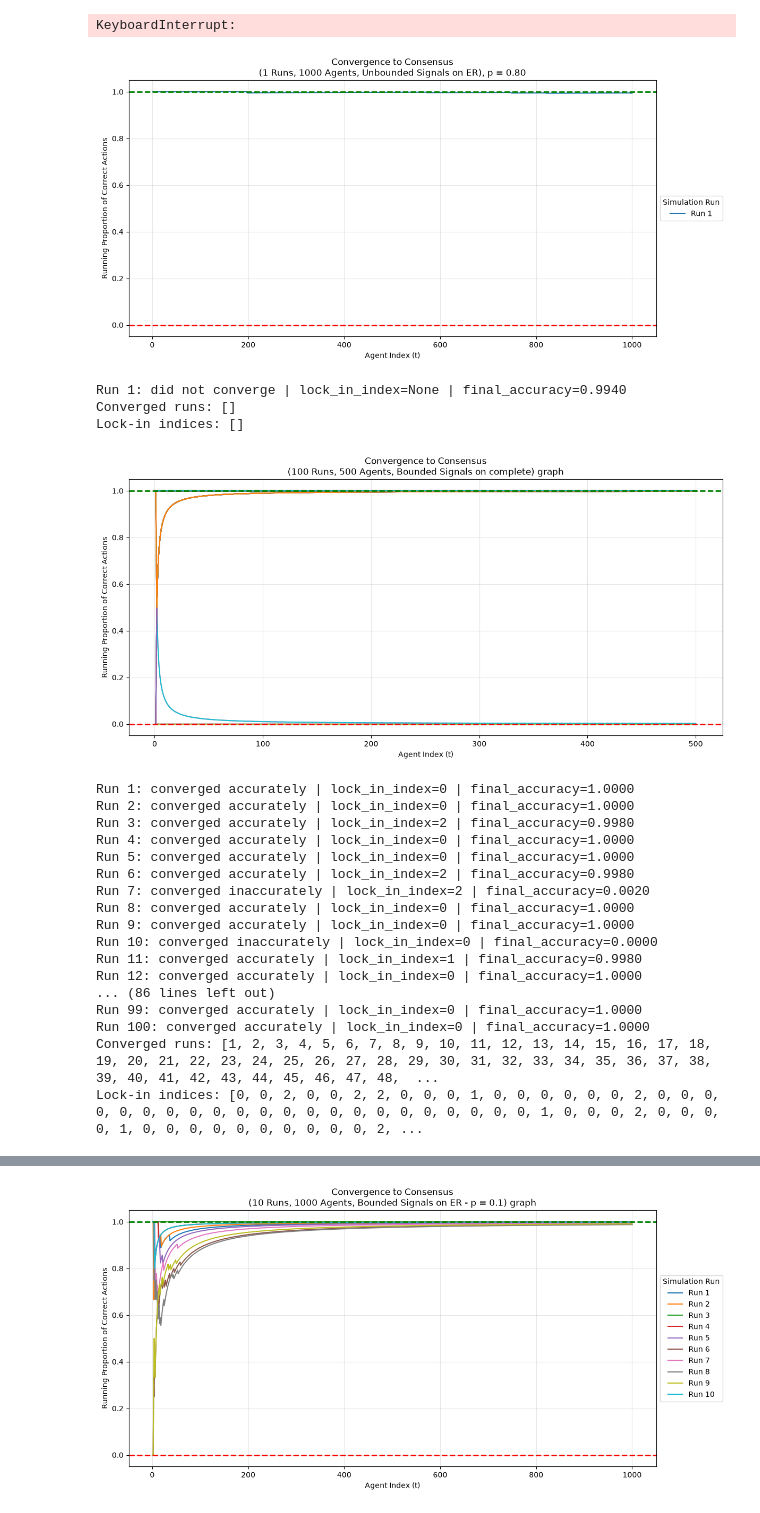
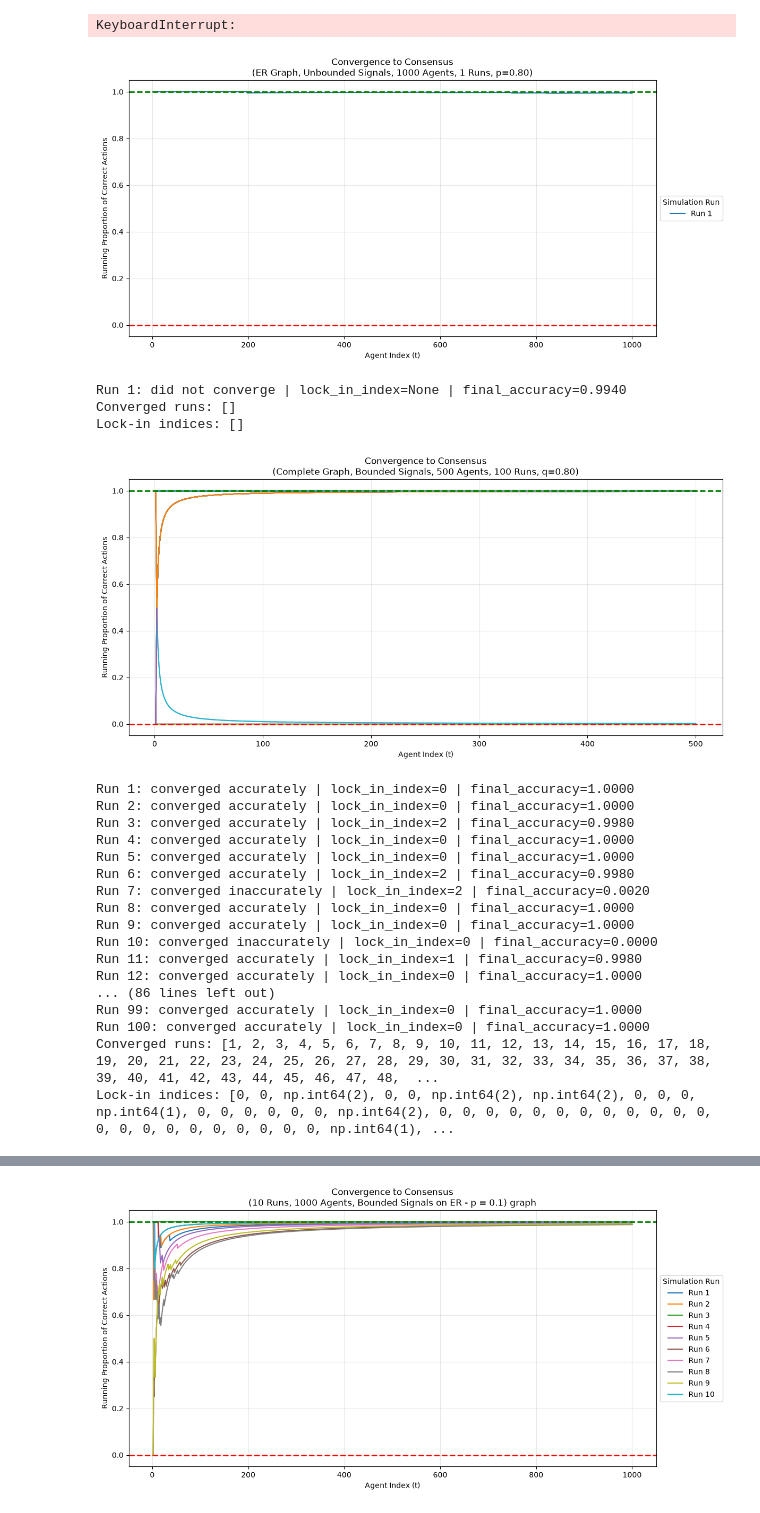
Before and after one commit to ys4ys4/Dynamic-Bayesian-Games-on-Random-Networks, a Jupyter notebook: SLM_testing.ipynb, the cells around one changed output, grey strips where cells are left out. Cells and saved outputs as stored; diff of their text form; code cells hidden in the pictures.

```diff
--- a/SLM_testing.ipynb
+++ b/SLM_testing.ipynb
@@ -144,26 +144,26 @@ KeyboardInterrupt:
 # %%
 # Theorem 2 - issue.
 
 p_val = 0.8
-result = run_sim('ER', 'unbounded', runs=1, agents=1000, p=p_val, seed=24)
+result = run_sim('ER', 'unbounded', agents=1000, runs=1, seed=24, p=p_val)
 
-title = f"Convergence to Consensus\n({result.params['runs']} Runs, {result.params['agents']} Agents, {result.params['signal_type'].title()} Signals on {result.params['graph_type']}), p = {p_val:.2f}"
+title = f"Convergence to Consensus\n({result.params['graph_type']} Graph, {result.params['signal_type'].title()} Signals, {result.params['agents']} Agents, {result.params['runs']} Runs, p={result.params['p']:.2f})"
 plot_convergence(result, title)
 summarise_convergence_metrics(result)
 # %% [output]
-[figure, old version]
+[figure, new version]
 Run 1: did not converge | lock_in_index=None | final_accuracy=0.9940
 Converged runs: []
 Lock-in indices: []
 # %%
 # Theorem 3i.
-result = run_sim('complete', 'bounded', runs=100, agents=500, q=0.8, seed=123)
+result = run_sim('complete', 'bounded', agents=500, runs=100, seed=123, q=0.8)
 
-title = f"Convergence to Consensus\n({result.params['runs']} Runs, {result.params['agents']} Agents, {result.params['signal_type'].title()} Signals on {result.params['graph_type']}) graph"
+title = f"Convergence to Consensus\n({result.params['graph_type'].title()} Graph, {result.params['signal_type'].title()} Signals, {result.params['agents']} Agents, {result.params['runs']} Runs, q={result.params['q']:.2f})"
 plot_convergence(result, title)
 summarise_convergence_metrics(result)
 # %% [output]
-[figure, old version]
+[figure, new version]
 Run 1: converged accurately | lock_in_index=0 | final_accuracy=1.0000
 Run 2: converged accurately | lock_in_index=0 | final_accuracy=1.0000
 Run 3: converged accurately | lock_in_index=2 | final_accuracy=0.9980
@@ -180,6 +180,6 @@ Run 12: converged accurately | lock_in_index=0 | final_accuracy=1.0000
 Run 99: converged accurately | lock_in_index=0 | final_accuracy=1.0000
 Run 100: converged accurately | lock_in_index=0 | final_accuracy=1.0000
 Converged runs: [1, 2, 3, 4, 5, 6, 7, 8, 9, 10, 11, 12, 13, 14, 15, 16, 17, 18, 19, 20, 21, 22, 23, 24, 25, 26, 27, 28, 29, 30, 31, 32, 33, 34, 35, 36, 37, 38, 39, 40, 41, 42, 43, 44, 45, 46, 47, 48,  ...
-Lock-in indices: [0, 0, 2, 0, 0, 2, 2, 0, 0, 0, 1, 0, 0, 0, 0, 0, 0, 2, 0, 0, 0, 0, 0, 0, 0, 0, 0, 0, 0, 0, 0, 0, 0, 0, 0, 0, 0, 0, 0, 0, 1, 0, 0, 0, 2, 0, 0, 0, 0, 1, 0, 0, 0, 0, 0, 0, 0, 0, 0, 0, 2, ...
+Lock-in indices: [0, 0, np.int64(2), 0, 0, np.int64(2), np.int64(2), 0, 0, 0, np.int64(1), 0, 0, 0, 0, 0, 0, np.int64(2), 0, 0, 0, 0, 0, 0, 0, 0, 0, 0, 0, 0, 0, 0, 0, 0, 0, 0, 0, 0, 0, 0, np.int64(1), ...
 # %%
 # Theorem 3ii.
```
Also changed, not shown: parts of 7 cells of this notebook, 11 other files.
